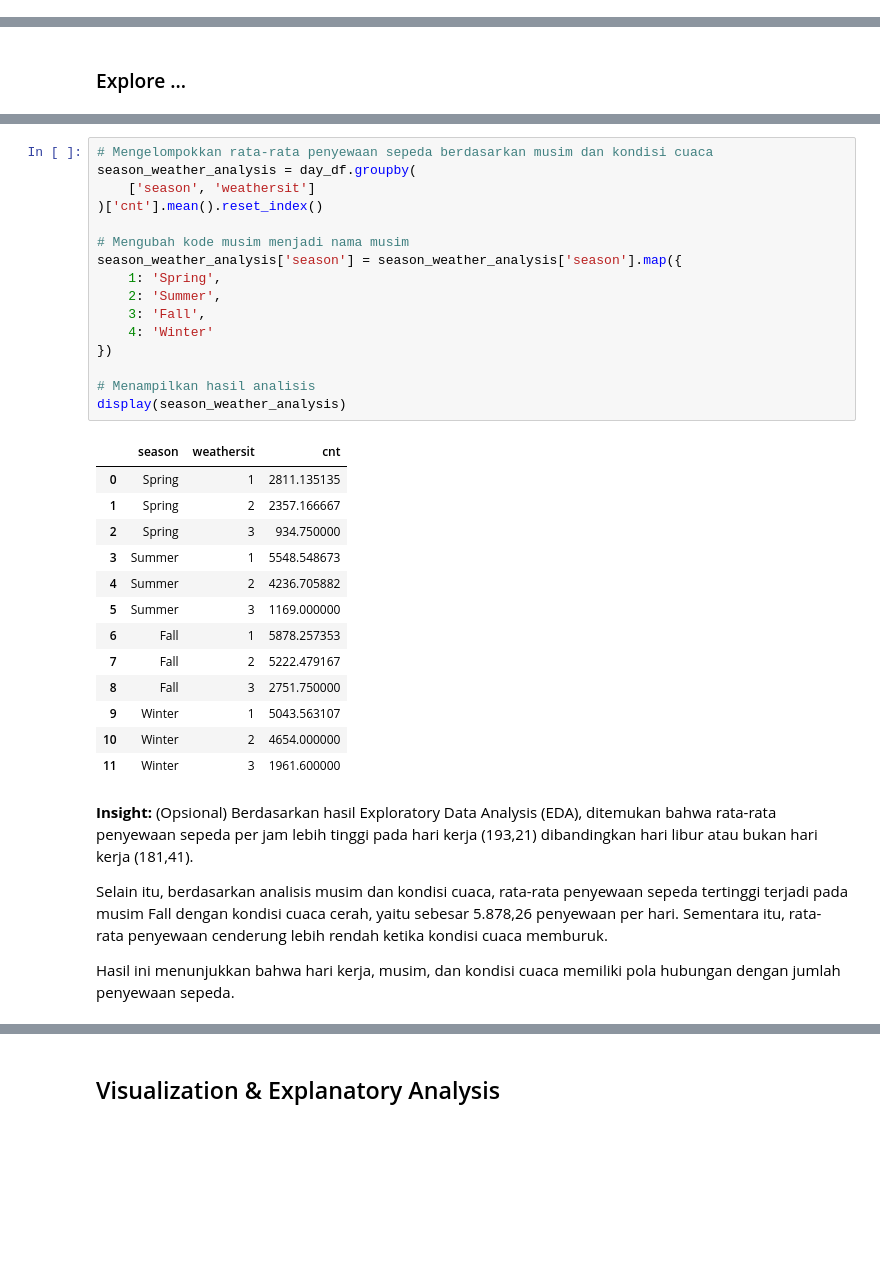
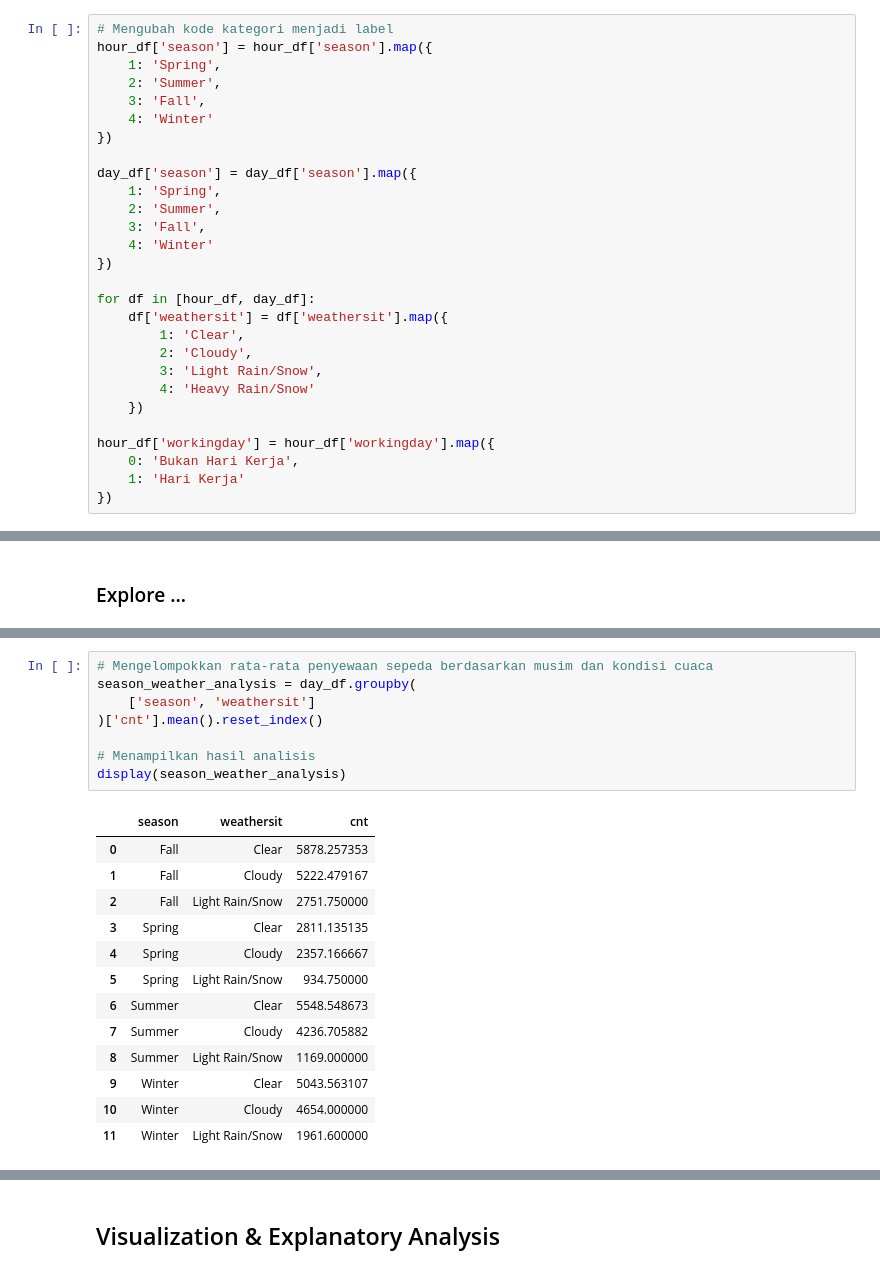
Before and after one commit to nabilarana85-oss/bike-sharing-dashboard, a Jupyter notebook: notebook.ipynb, the cells around one changed output, grey strips where cells are left out. Saved outputs shown, nothing was run; the diff lists cells and outputs as text; blank space fills up the shorter version.

```diff
--- a/notebook.ipynb
+++ b/notebook.ipynb
@@ -258,0 +311,28 @@ Berdasarkan proses cleaning data, tidak ditemukan missing values maupun data dup
+# %%
+# Mengubah kode kategori menjadi label
+hour_df['season'] = hour_df['season'].map({
+    1: 'Spring',
+    2: 'Summer',
+    3: 'Fall',
+    4: 'Winter'
+})
+
+day_df['season'] = day_df['season'].map({
+    1: 'Spring',
+    2: 'Summer',
+    3: 'Fall',
+    4: 'Winter'
+})
+
+for df in [hour_df, day_df]:
+    df['weathersit'] = df['weathersit'].map({
+        1: 'Clear',
+        2: 'Cloudy',
+        3: 'Light Rain/Snow',
+        4: 'Heavy Rain/Snow'
+    })
+
+hour_df['workingday'] = hour_df['workingday'].map({
+    0: 'Bukan Hari Kerja',
+    1: 'Hari Kerja'
+})
@@ -280,37 +383,22 @@ display(workingday_analysis)
 # %%
 # Mengelompokkan rata-rata penyewaan sepeda berdasarkan musim dan kondisi cuaca
 season_weather_analysis = day_df.groupby(
     ['season', 'weathersit']
 )['cnt'].mean().reset_index()
 
-# Mengubah kode musim menjadi nama musim
-season_weather_analysis['season'] = season_weather_analysis['season'].map({
-    1: 'Spring',
-    2: 'Summer',
-    3: 'Fall',
-    4: 'Winter'
-})
-
 # Menampilkan hasil analisis
 display(season_weather_analysis)
 # %% [output]
 |  | season | weathersit | cnt |
-| 0 | Spring | 1 | 2811.135135 |
-| 1 | Spring | 2 | 2357.166667 |
-| 2 | Spring | 3 | 934.750000 |
-| 3 | Summer | 1 | 5548.548673 |
-| 4 | Summer | 2 | 4236.705882 |
-| 5 | Summer | 3 | 1169.000000 |
-| 6 | Fall | 1 | 5878.257353 |
-| 7 | Fall | 2 | 5222.479167 |
-| 8 | Fall | 3 | 2751.750000 |
-| 9 | Winter | 1 | 5043.563107 |
-| 10 | Winter | 2 | 4654.000000 |
-| 11 | Winter | 3 | 1961.600000 |
+| 0 | Fall | Clear | 5878.257353 |
+| 1 | Fall | Cloudy | 5222.479167 |
+| 2 | Fall | Light Rain/Snow | 2751.750000 |
+| 3 | Spring | Clear | 2811.135135 |
+| 4 | Spring | Cloudy | 2357.166667 |
+| 5 | Spring | Light Rain/Snow | 934.750000 |
+| 6 | Summer | Clear | 5548.548673 |
+| 7 | Summer | Cloudy | 4236.705882 |
+| 8 | Summer | Light Rain/Snow | 1169.000000 |
+| 9 | Winter | Clear | 5043.563107 |
+| 10 | Winter | Cloudy | 4654.000000 |
+| 11 | Winter | Light Rain/Snow | 1961.600000 |
-# %% [markdown]
-**Insight:** (Opsional)
-Berdasarkan hasil Exploratory Data Analysis (EDA), ditemukan bahwa rata-rata penyewaan sepeda per jam lebih tinggi pada hari kerja (193,21) dibandingkan hari libur atau bukan hari kerja (181,41).
-
-Selain itu, berdasarkan analisis musim dan kondisi cuaca, rata-rata penyewaan sepeda tertinggi terjadi pada musim Fall dengan kondisi cuaca cerah, yaitu sebesar 5.878,26 penyewaan per hari. Sementara itu, rata-rata penyewaan cenderung lebih rendah ketika kondisi cuaca memburuk.
-
-Hasil ini menunjukkan bahwa hari kerja, musim, dan kondisi cuaca memiliki pola hubungan dengan jumlah penyewaan sepeda.
```
Also changed, not shown: parts of 45 cells of this notebook.
